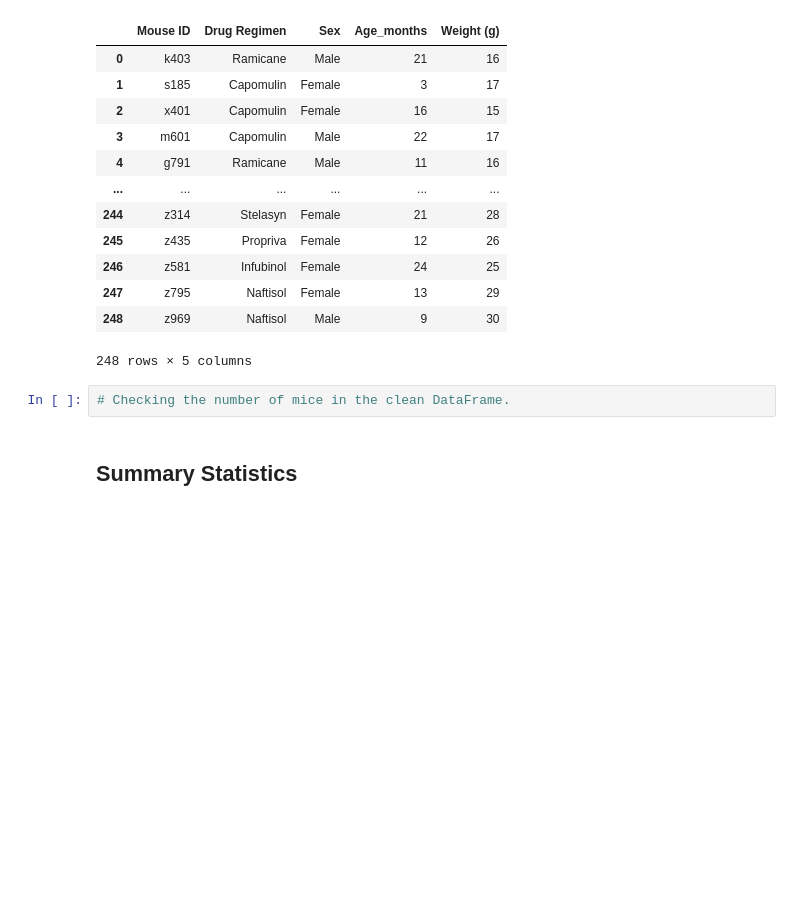
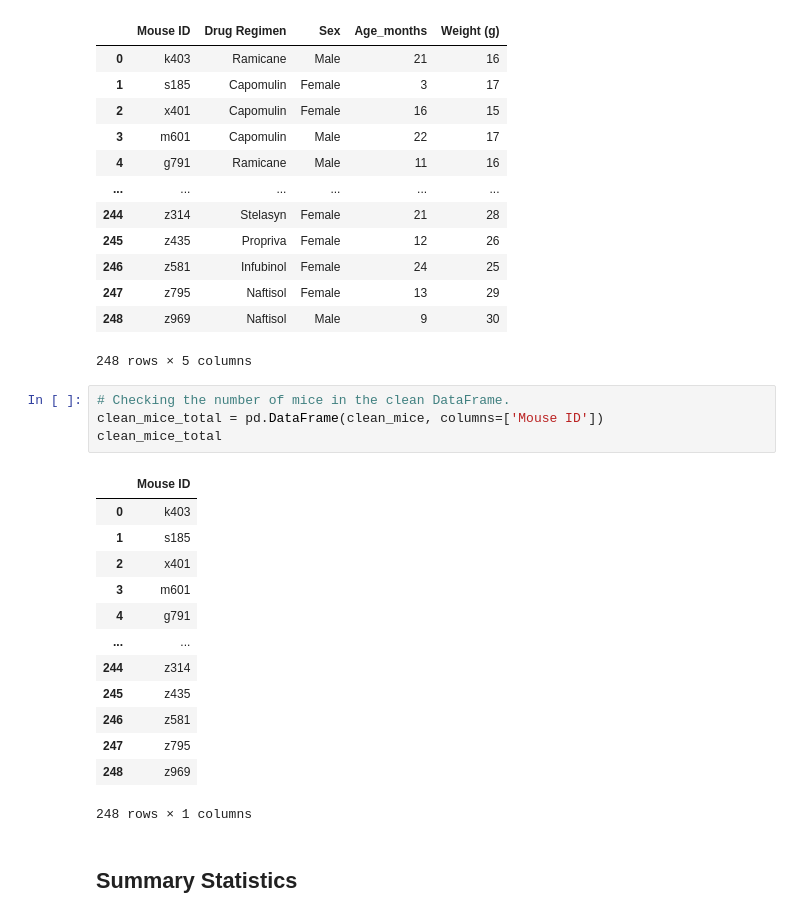
Before and after one commit to stovsak/Pymecuticals-HW, a Jupyter notebook: pymaceuticals_starter.ipynb, the cells around one changed output. Drawn from its saved outputs; the diff is of its cells as text; blank space fills up the shorter version.

```diff
--- a/pymaceuticals_starter.ipynb
+++ b/pymaceuticals_starter.ipynb
@@ -84,6 +84,22 @@ clean_mice
 248 rows × 5 columns
 # %%
 # Checking the number of mice in the clean DataFrame.
+clean_mice_total = pd.DataFrame(clean_mice, columns=['Mouse ID'])
+clean_mice_total
+# %% [output]
+|  | Mouse ID |
+| 0 | k403 |
+| 1 | s185 |
+| 2 | x401 |
+| 3 | m601 |
+| 4 | g791 |
+| ... | ... |
+| 244 | z314 |
+| 245 | z435 |
+| 246 | z581 |
+| 247 | z795 |
+| 248 | z969 |
+248 rows × 1 columns
 # %% [markdown]
 ## Summary Statistics
 # %%
```
Also changed, not shown: parts of 6 cells of this notebook, 2 other files.
